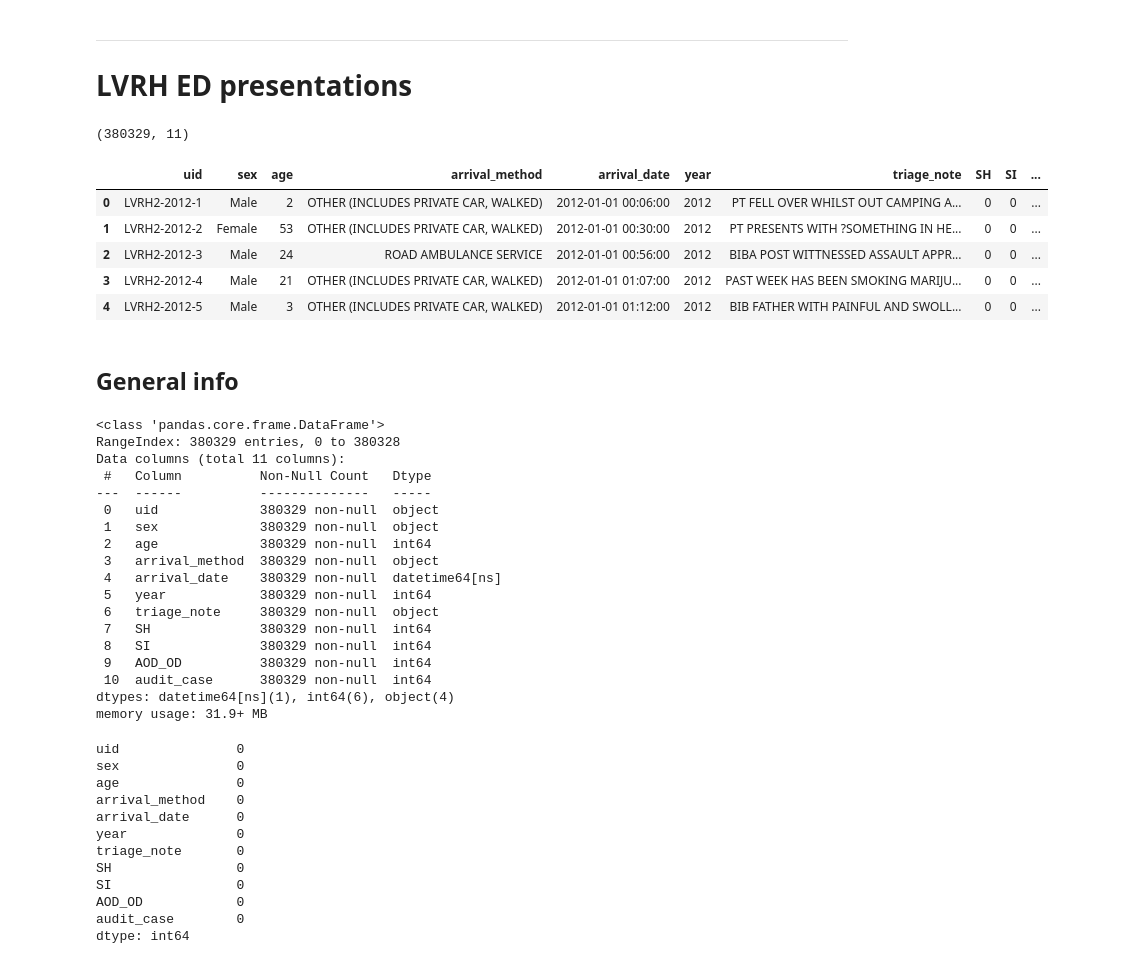
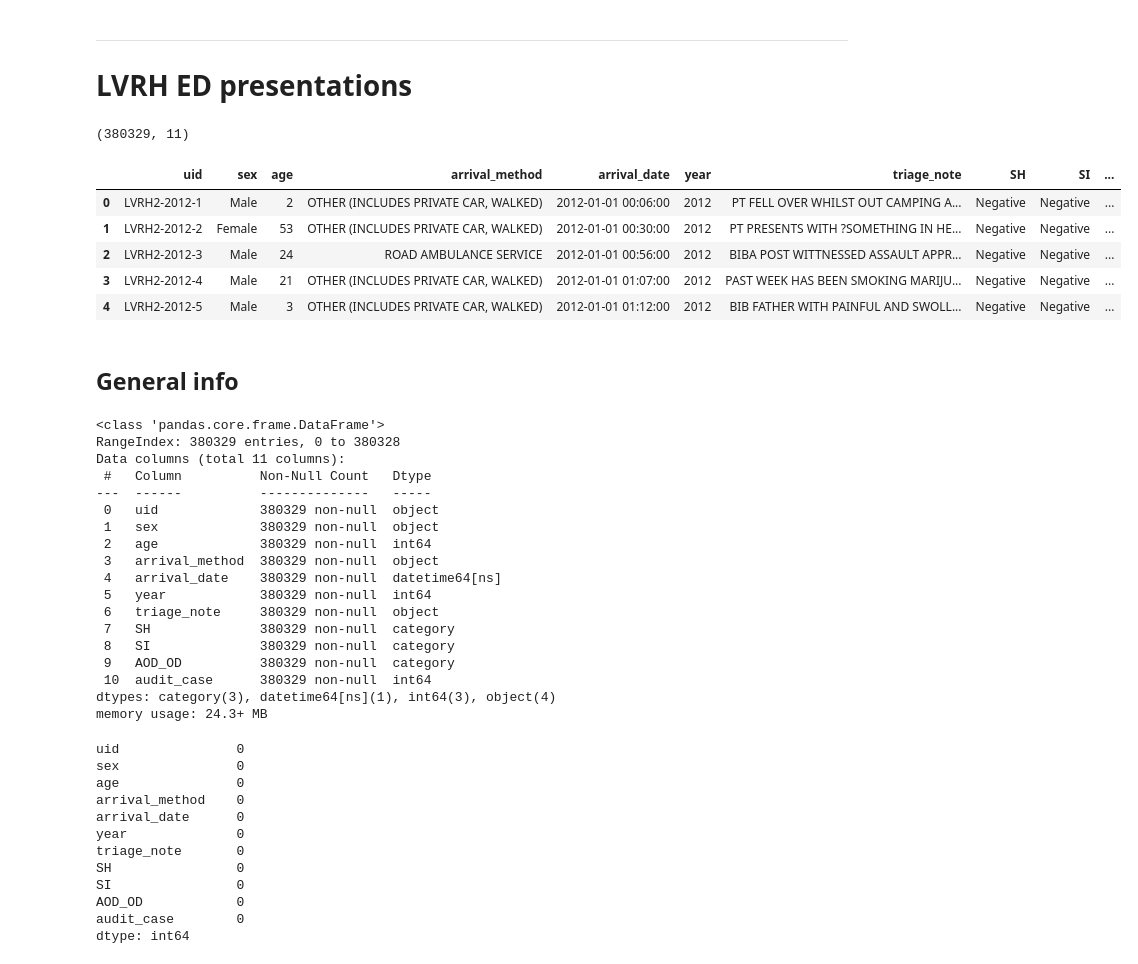
Before and after one commit to vlada-rozova/self-harm-triage-notes, a Jupyter notebook: notebooks/1b-clean-eda-lvrh.ipynb, the cells around one changed output. Saved outputs shown, nothing was run; the diff lists cells and outputs as text; code cells hidden in the pictures.

```diff
--- a/notebooks/1b-clean-eda-lvrh.ipynb
+++ b/notebooks/1b-clean-eda-lvrh.ipynb
@@ -23,17 +28,17 @@ ___
 # LVRH ED presentations
 # %%
 # Load data
-lvrh = pd.read_parquet(data_interim_dir / "lvrh_2012_2022.parquet", engine="pyarrow")
+lvrh = pd.read_parquet(interim_data_dir / "lvrh_2012_2022.parquet", engine="pyarrow")
 print(lvrh.shape)
 lvrh.head()
 # %% [output]
 (380329, 11)
 |  | uid | sex | age | arrival_method | arrival_date | year | triage_note | SH | SI | ... |
-| 0 | LVRH2-2012-1 | Male | 2 | OTHER (INCLUDES PRIVATE CAR, WALKED) | 2012-01-01 00:06:00 | 2012 | PT FELL OVER WHILST OUT CAMPING A... | 0 | 0 | ... |
-| 1 | LVRH2-2012-2 | Female | 53 | OTHER (INCLUDES PRIVATE CAR, WALKED) | 2012-01-01 00:30:00 | 2012 | PT PRESENTS WITH ?SOMETHING IN HE... | 0 | 0 | ... |
-| 2 | LVRH2-2012-3 | Male | 24 | ROAD AMBULANCE SERVICE | 2012-01-01 00:56:00 | 2012 | BIBA POST WITTNESSED ASSAULT APPR... | 0 | 0 | ... |
-| 3 | LVRH2-2012-4 | Male | 21 | OTHER (INCLUDES PRIVATE CAR, WALKED) | 2012-01-01 01:07:00 | 2012 | PAST WEEK HAS BEEN SMOKING MARIJU... | 0 | 0 | ... |
-| 4 | LVRH2-2012-5 | Male | 3 | OTHER (INCLUDES PRIVATE CAR, WALKED) | 2012-01-01 01:12:00 | 2012 | BIB FATHER WITH PAINFUL AND SWOLL... | 0 | 0 | ... |
+| 0 | LVRH2-2012-1 | Male | 2 | OTHER (INCLUDES PRIVATE CAR, WALKED) | 2012-01-01 00:06:00 | 2012 | PT FELL OVER WHILST OUT CAMPING A... | Negative | Negative | ... |
+| 1 | LVRH2-2012-2 | Female | 53 | OTHER (INCLUDES PRIVATE CAR, WALKED) | 2012-01-01 00:30:00 | 2012 | PT PRESENTS WITH ?SOMETHING IN HE... | Negative | Negative | ... |
+| 2 | LVRH2-2012-3 | Male | 24 | ROAD AMBULANCE SERVICE | 2012-01-01 00:56:00 | 2012 | BIBA POST WITTNESSED ASSAULT APPR... | Negative | Negative | ... |
+| 3 | LVRH2-2012-4 | Male | 21 | OTHER (INCLUDES PRIVATE CAR, WALKED) | 2012-01-01 01:07:00 | 2012 | PAST WEEK HAS BEEN SMOKING MARIJU... | Negative | Negative | ... |
+| 4 | LVRH2-2012-5 | Male | 3 | OTHER (INCLUDES PRIVATE CAR, WALKED) | 2012-01-01 01:12:00 | 2012 | BIB FATHER WITH PAINFUL AND SWOLL... | Negative | Negative | ... |
 # %% [markdown]
 ## General info
 # %%
@@ -51,12 +56,12 @@ Data columns (total 11 columns):
  4   arrival_date    380329 non-null  datetime64[ns]
  5   year            380329 non-null  int64
  6   triage_note     380329 non-null  object
- 7   SH              380329 non-null  int64
- 8   SI              380329 non-null  int64
- 9   AOD_OD          380329 non-null  int64
+ 7   SH              380329 non-null  category
+ 8   SI              380329 non-null  category
+ 9   AOD_OD          380329 non-null  category
  10  audit_case      380329 non-null  int64
-dtypes: datetime64[ns](1), int64(6), object(4)
-memory usage: 31.9+ MB
+dtypes: category(3), datetime64[ns](1), int64(3), object(4)
+memory usage: 24.3+ MB
 # %%
 lvrh.isna().sum()
 # %% [output]
```
Also changed, not shown: parts of 11 cells of this notebook, 1 other file.
